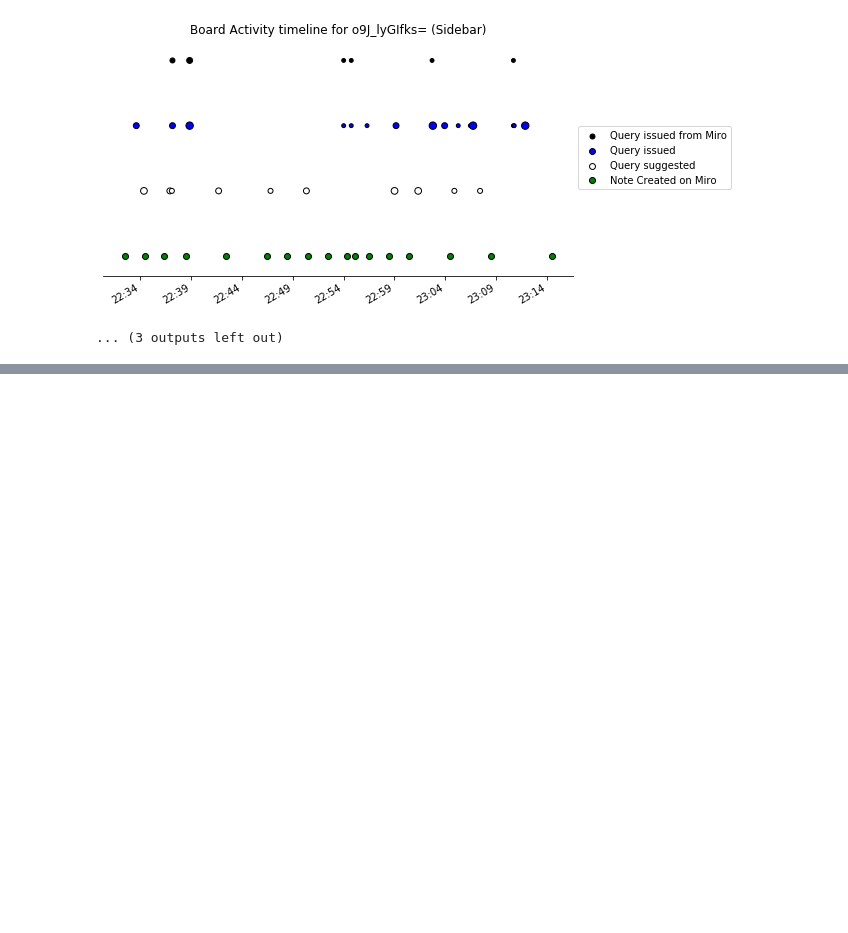
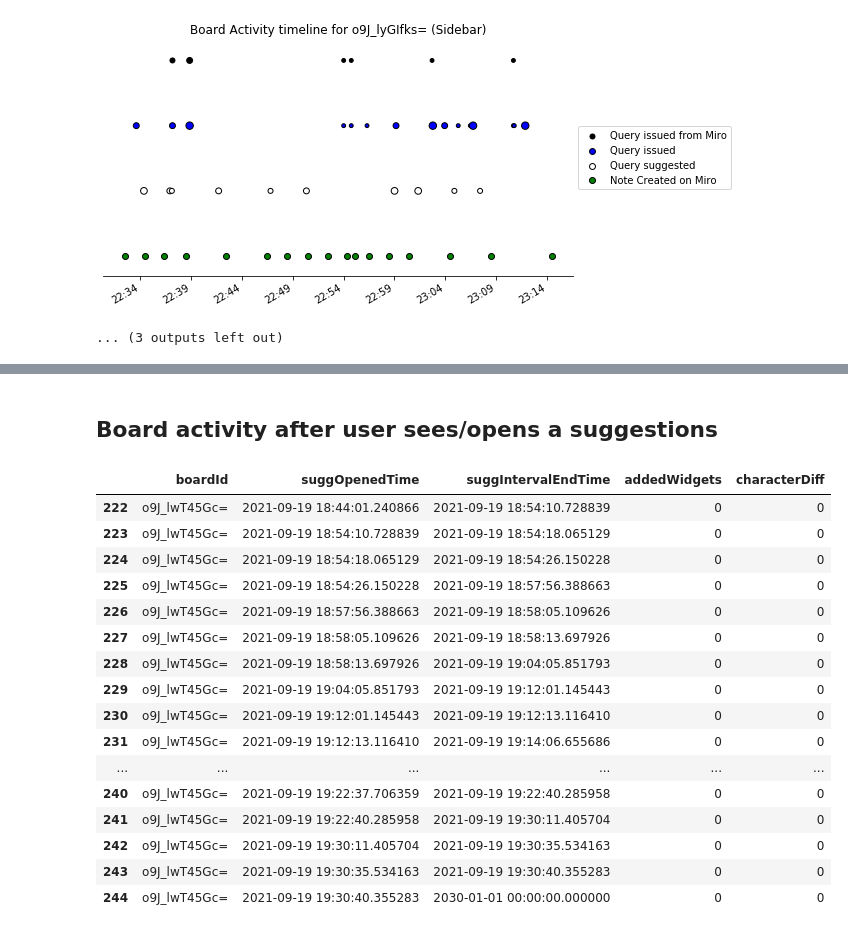
Before and after one commit to creativecolab/IntegratedSearch, a Jupyter notebook: DataAnalysis/DataCollection.ipynb, the cells around one changed output, grey strips where cells are left out. Cells and saved outputs as stored; diff of their text form; code cells hidden in the pictures; blank space fills up the shorter version.

```diff
--- a/DataAnalysis/DataCollection.ipynb
+++ b/DataAnalysis/DataCollection.ipynb
@@ -813,11 +901,0 @@ for boardId in onboardBoards.index.unique():
-# %%
-suggestionCircleClicked_dict
-boardInfo[boardInfo['studyType']=='On Board']
-for boardId in boardInfo[boardInfo['studyType']=='On Board'].index:
-    if boardId in ['o9J_lyYiALg=','o9J_lwrV0Y8=']:
-        continue
-    suggIdList = []
-    for item in suggestionCircleClicked_dict[boardId].dropna():
-        print(item)
-        suggIdList.append(item)
-    board_df = create_board_df(boardId)
@@ -841,0 +921,39 @@ for boardId in boardInfo[boardInfo['studyType']=='On Board'].index:
+# %% [markdown]
+## Board activity after user sees/opens a suggestions
+# %%
+suggestionCircleClicked_dict
+
+suggCircleActivity=[]
+boardInfo[boardInfo['studyType']=='On Board']
+for boardId in boardInfo[boardInfo['studyType']=='On Board'].index:
+    if boardId in ['o9J_lyYiALg=','o9J_lwrV0Y8=']:
+        continue
+    for item in suggestionCircleClicked_dict[boardId].dropna():
+        suggCircleActivity.append({"boardId": boardId, "suggOpenedTime": datetime.strptime(item,'%Y-%m-%dT%H:%M:%S.%f')})
+
+
+
+suggActivity = pd.DataFrame(suggCircleActivity).sort_values('suggOpenedTime', axis=0).reset_index(drop=True)
+suggActivity['suggIntervalEndTime'] = suggActivity.groupby('boardId')['suggOpenedTime'].shift(-1).fillna(datetime.strptime('2030-01-01T00:00:00.000000','%Y-%m-%dT%H:%M:%S.%f'))
+suggActivity['addedWidgets']=0
+suggActivity['characterDiff']=0
+
+suggActivity[suggActivity['boardId']=='o9J_lwT45Gc=']
+# %% [output]
+|  | boardId | suggOpenedTime | suggIntervalEndTime | addedWidgets | characterDiff |
+| 222 | o9J_lwT45Gc= | 2021-09-19 18:44:01.240866 | 2021-09-19 18:54:10.728839 | 0 | 0 |
+| 223 | o9J_lwT45Gc= | 2021-09-19 18:54:10.728839 | 2021-09-19 18:54:18.065129 | 0 | 0 |
+| 224 | o9J_lwT45Gc= | 2021-09-19 18:54:18.065129 | 2021-09-19 18:54:26.150228 | 0 | 0 |
+| 225 | o9J_lwT45Gc= | 2021-09-19 18:54:26.150228 | 2021-09-19 18:57:56.388663 | 0 | 0 |
+| 226 | o9J_lwT45Gc= | 2021-09-19 18:57:56.388663 | 2021-09-19 18:58:05.109626 | 0 | 0 |
+| 227 | o9J_lwT45Gc= | 2021-09-19 18:58:05.109626 | 2021-09-19 18:58:13.697926 | 0 | 0 |
+| 228 | o9J_lwT45Gc= | 2021-09-19 18:58:13.697926 | 2021-09-19 19:04:05.851793 | 0 | 0 |
+| 229 | o9J_lwT45Gc= | 2021-09-19 19:04:05.851793 | 2021-09-19 19:12:01.145443 | 0 | 0 |
+| 230 | o9J_lwT45Gc= | 2021-09-19 19:12:01.145443 | 2021-09-19 19:12:13.116410 | 0 | 0 |
+| 231 | o9J_lwT45Gc= | 2021-09-19 19:12:13.116410 | 2021-09-19 19:14:06.655686 | 0 | 0 |
+| ... | ... | ... | ... | ... | ... |
+| 240 | o9J_lwT45Gc= | 2021-09-19 19:22:37.706359 | 2021-09-19 19:22:40.285958 | 0 | 0 |
+| 241 | o9J_lwT45Gc= | 2021-09-19 19:22:40.285958 | 2021-09-19 19:30:11.405704 | 0 | 0 |
+| 242 | o9J_lwT45Gc= | 2021-09-19 19:30:11.405704 | 2021-09-19 19:30:35.534163 | 0 | 0 |
+| 243 | o9J_lwT45Gc= | 2021-09-19 19:30:35.534163 | 2021-09-19 19:30:40.355283 | 0 | 0 |
+| 244 | o9J_lwT45Gc= | 2021-09-19 19:30:40.355283 | 2030-01-01 00:00:00.000000 | 0 | 0 |
```
Also changed, not shown: parts of 47 cells of this notebook, 1 other file.
